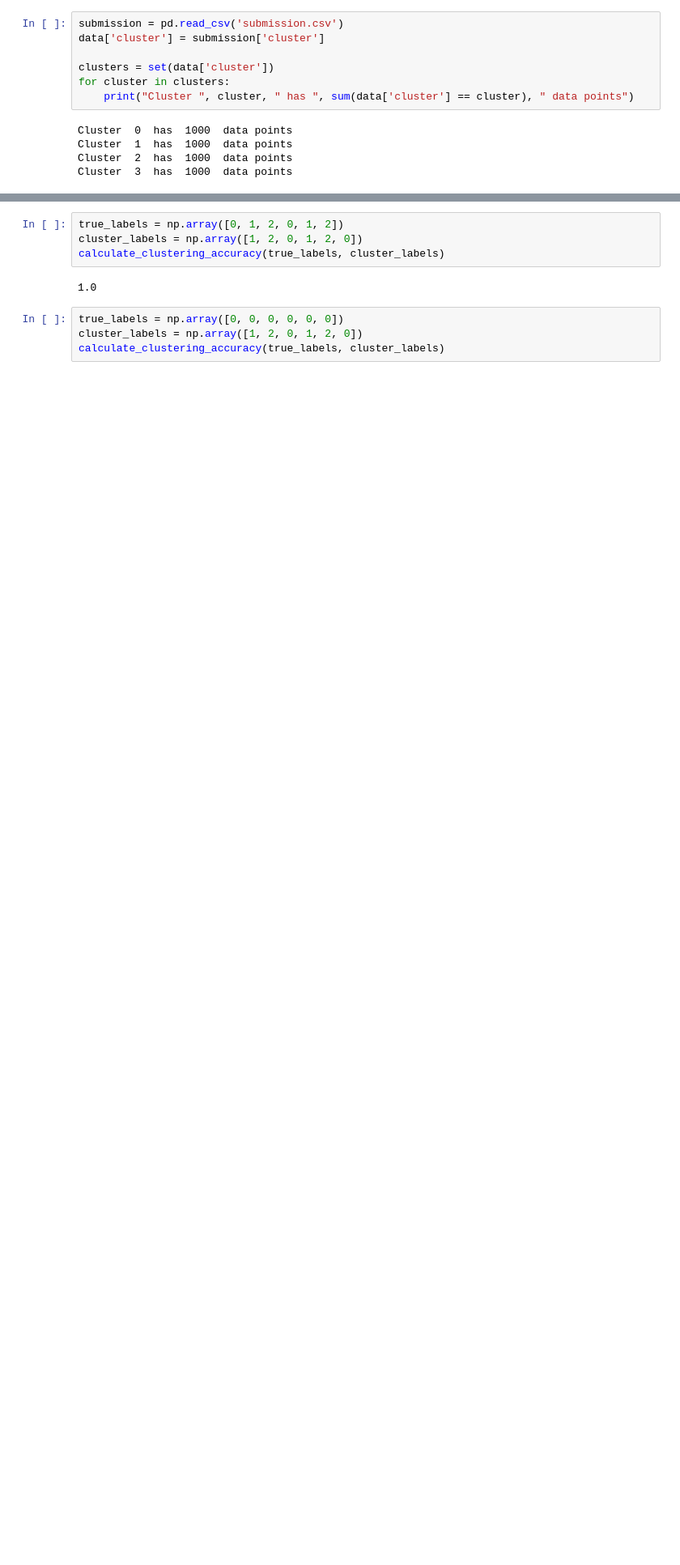
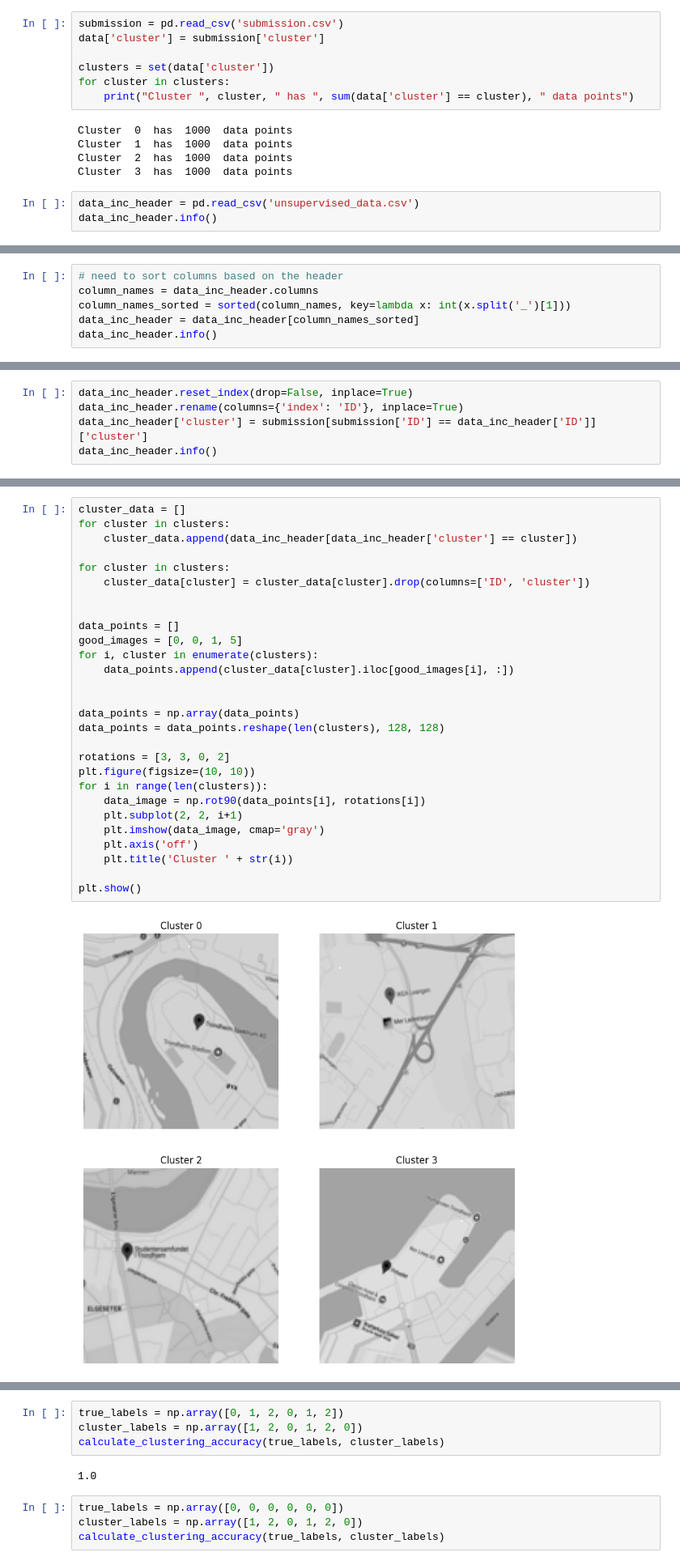
Before and after one commit to aOlsvik/tdt4172-intro-ml, a Jupyter notebook: Assignment2/Chapter_2.ipynb, the cells around one changed output, grey strips where cells are left out. Shown at 81% size. Drawn from its saved outputs; the diff is of its cells as text; blank space fills up the shorter version.

```diff
--- a/Assignment2/Chapter_2.ipynb
+++ b/Assignment2/Chapter_2.ipynb
@@ -525,3 +537,6 @@ Cluster  0  has  1000  data points
 Cluster  1  has  1000  data points
 Cluster  2  has  1000  data points
 Cluster  3  has  1000  data points
+# %%
+data_inc_header = pd.read_csv('unsupervised_data.csv')
+data_inc_header.info()
@@ -527,0 +549,6 @@ Cluster  3  has  1000  data points
+# %%
+# need to sort columns based on the header
+column_names = data_inc_header.columns
+column_names_sorted = sorted(column_names, key=lambda x: int(x.split('_')[1]))
+data_inc_header = data_inc_header[column_names_sorted]
+data_inc_header.info()
@@ -527,0 +561,5 @@ Cluster  3  has  1000  data points
+# %%
+data_inc_header.reset_index(drop=False, inplace=True)
+data_inc_header.rename(columns={'index': 'ID'}, inplace=True)
+data_inc_header['cluster'] = submission[submission['ID'] == data_inc_header['ID']]['cluster']
+data_inc_header.info()
@@ -527,0 +572,30 @@ Cluster  3  has  1000  data points
+# %%
+cluster_data = []
+for cluster in clusters:
+    cluster_data.append(data_inc_header[data_inc_header['cluster'] == cluster])
+
+for cluster in clusters:
+    cluster_data[cluster] = cluster_data[cluster].drop(columns=['ID', 'cluster'])
+
+
+data_points = []
+good_images = [0, 0, 1, 5]
+for i, cluster in enumerate(clusters):
+    data_points.append(cluster_data[cluster].iloc[good_images[i], :])
+
+
+data_points = np.array(data_points)
+data_points = data_points.reshape(len(clusters), 128, 128)
+
+rotations = [3, 3, 0, 2]
+plt.figure(figsize=(10, 10))
+for i in range(len(clusters)):
+    data_image = np.rot90(data_points[i], rotations[i])
+    plt.subplot(2, 2, i+1)
+    plt.imshow(data_image, cmap='gray')
+    plt.axis('off')
+    plt.title('Cluster ' + str(i))
+
+plt.show()
+# %% [output]
+[figure, added]
```
Also changed, not shown: parts of 13 cells of this notebook.
